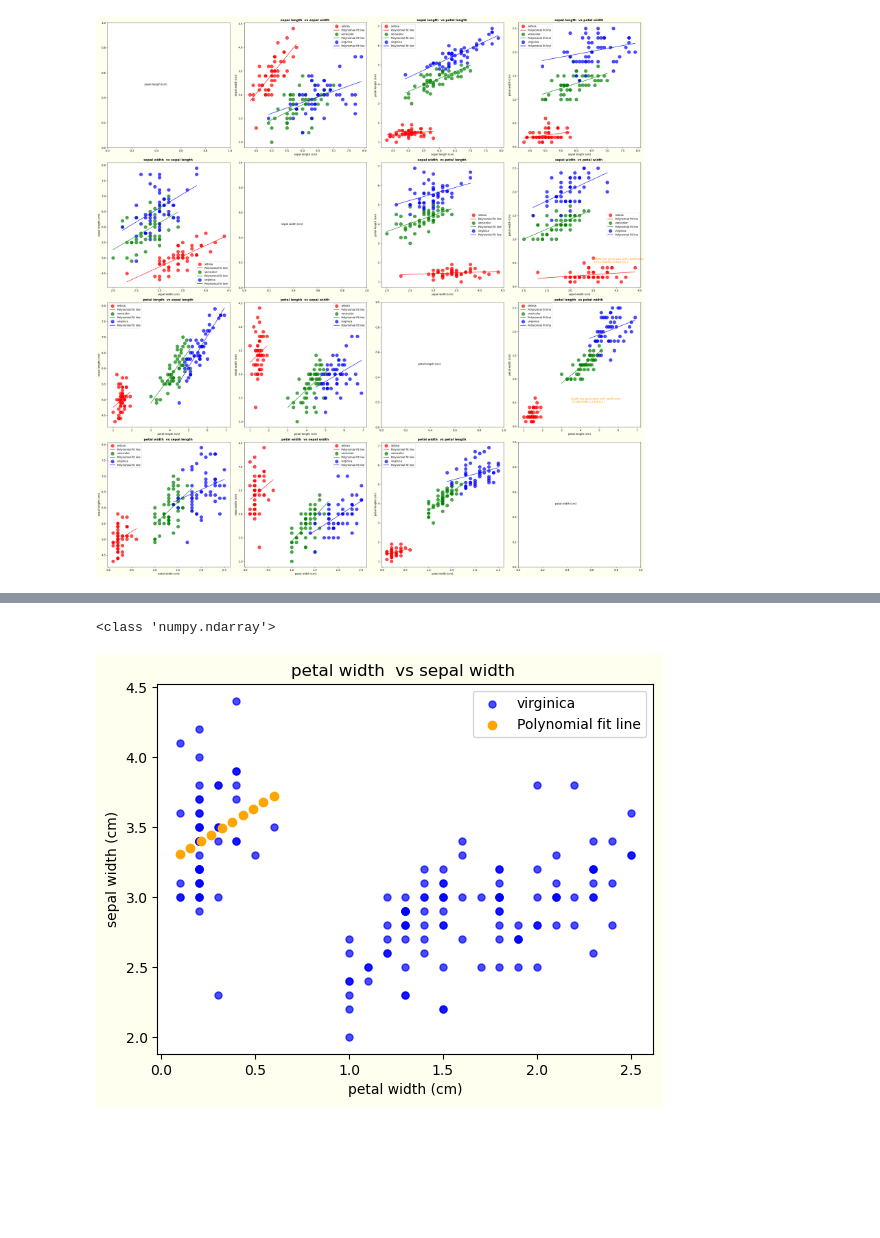
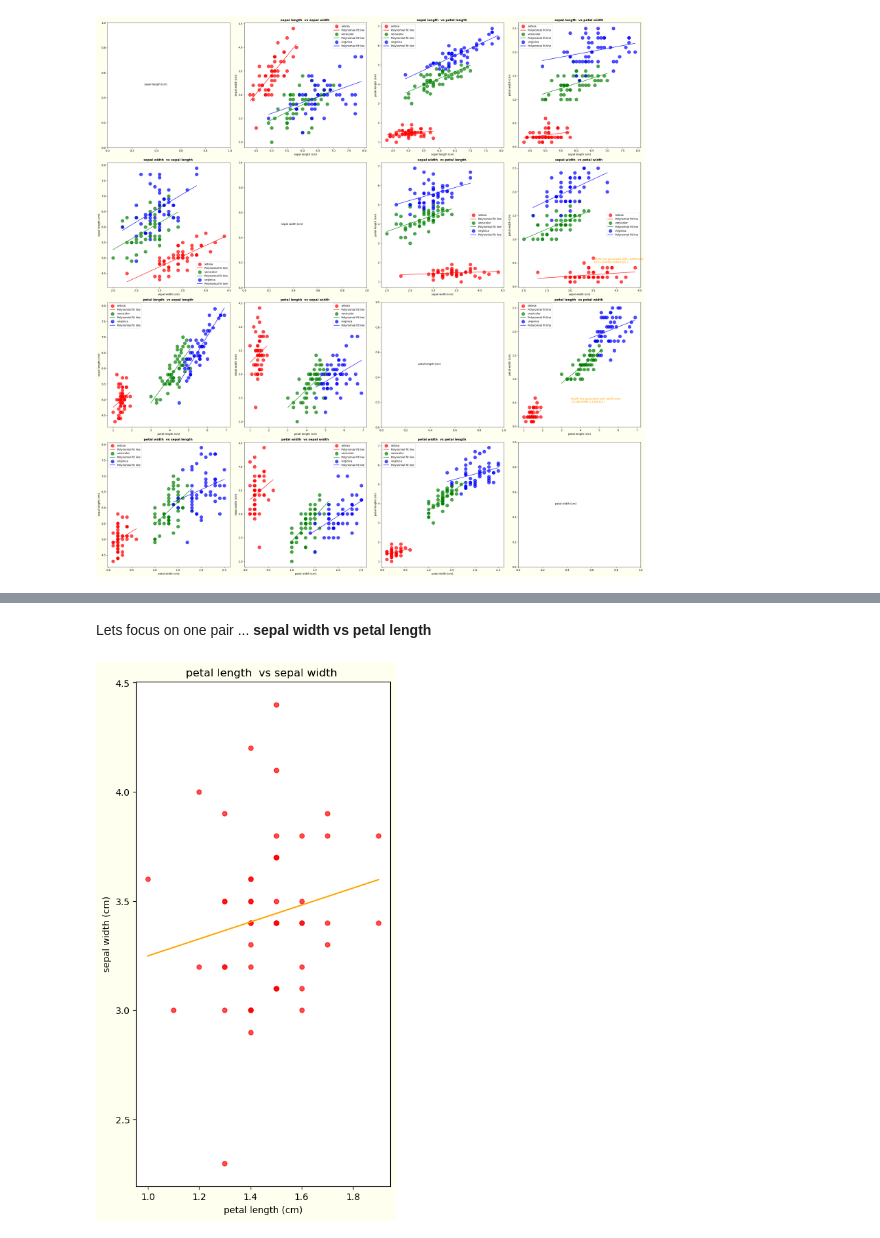
Before and after one commit to ngn73/8634_principles_of_data_analytics, a Jupyter notebook: task_6.ipynb, the cells around one changed output, grey strips where cells are left out. Saved outputs shown, nothing was run; the diff lists cells and outputs as text; code cells hidden in the pictures; blank space fills up the shorter version.

```diff
--- a/task_6.ipynb
+++ b/task_6.ipynb
@@ -194,56 +220,49 @@ plt.show()
+# %% [markdown]
+Lets focus on one pair ... **sepal width vs petal length**
 # %%
-#import required modules
-import numpy as np
-from sklearn import datasets as ds
-import matplotlib.pyplot as plt
-
-#load the Iris Dataset
-ds_iris = ds.load_iris()
-
-fig, ax = plt.subplots()  # 'fig' is the figure, 'ax' is the axes
-
-# Define the colors for the species
-colors = ['red', 'green', 'blue']  # Color for Setosa, Versicolor, and Virginica
+fig, ax = plt.subplots(figsize=(5, 10))  # 'fig' is the figure, 'ax' is the axes
 
 #features to plot
-feature_1 = 3
-feature_2 = 1
+ispecies = 0    #sotosa
+feature_1 = 2   #petal length
+feature_2 = 1   #sepal width
+feature_names = ds_iris.feature_names
+x_iris = ds_iris.data
+y_iris = ds_iris.target
 
+
+#get x,y data series
 data_iris = ds_iris.data
 target_iris = ds_iris.target
-x_data = data_iris[target_iris == 0,feature_1]
-y_data = data_iris[target_iris == 0,feature_2]
+x_data = data_iris[target_iris == ispecies,feature_1]
+y_data = data_iris[target_iris == ispecies,feature_2]
+# NOTE:Same data is used to pass to scatter plot and the polymoninal fit
+
+#Get polyfit line coefficients
 coefficients = np.polyfit(x_data, y_data, 1)
 polynomial = np.poly1d(coefficients)
 
 # Generate x values for plotting the polynomial fit line (only 2 data points needed for a linear polyfit)
-x_fit = np.linspace(min(data_iris[target_iris == 0,feature_1]), max(data_iris[target_iris == 0,feature_1]), 10)
+x_fit = np.linspace(min(x_data), max(x_data), 1000)
 y_fit = polynomial(x_fit)
 
-print(f"{type(x_data)}")
-
-
 #plot scatter plot
-# Plot each species with different colors
-ax.scatter(x_iris[:, feature_1],  # Petal length (x-axis)
-            x_iris[:, feature_2],  # Petal width (y-axis)
-            color=colors[i],  # Color for the species
-            label=ds_iris.target_names[i],  # Label for the species
+ax.scatter(x_data,  # petal length (x-axis)
+            y_data,  # sepal width (y-axis)
+            color='red',  # Color for the species
+            label=ds_iris.target_names[ispecies],  # Label for the species
             alpha=0.7,  # Set transparency
             marker = '.',  # dot
             s=100)  # Size of the points
 
 # Plot the polynomial fit line
-ax.scatter(x_fit, y_fit, color='orange', label='Polynomial fit line')
+ax.plot(x_fit, y_fit, color='orange', label='Polynomial fit line')
 
 #Axis labels, title, annotation, and background color
 ax.set_xlabel(ds_iris.feature_names[feature_1])
 ax.set_ylabel(ds_iris.feature_names[feature_2])
 ax.set_title(f'{ds_iris.feature_names[feature_1].replace('(cm)', '')} vs {ds_iris.feature_names[feature_2].replace('(cm)', '')}')
-ax.annotate(f'Polyfit line generated with coefficients\n {coefficients}', xy=(3.5, 0.5), color='orange')
-ax.legend()
 fig.set_facecolor('ivory')
 plt.show()
 # %% [output]
-<class 'numpy.ndarray'>
-[figure, old version]
+[figure, new version]
```
Also changed, not shown: parts of 9 cells of this notebook, 10 other files.
